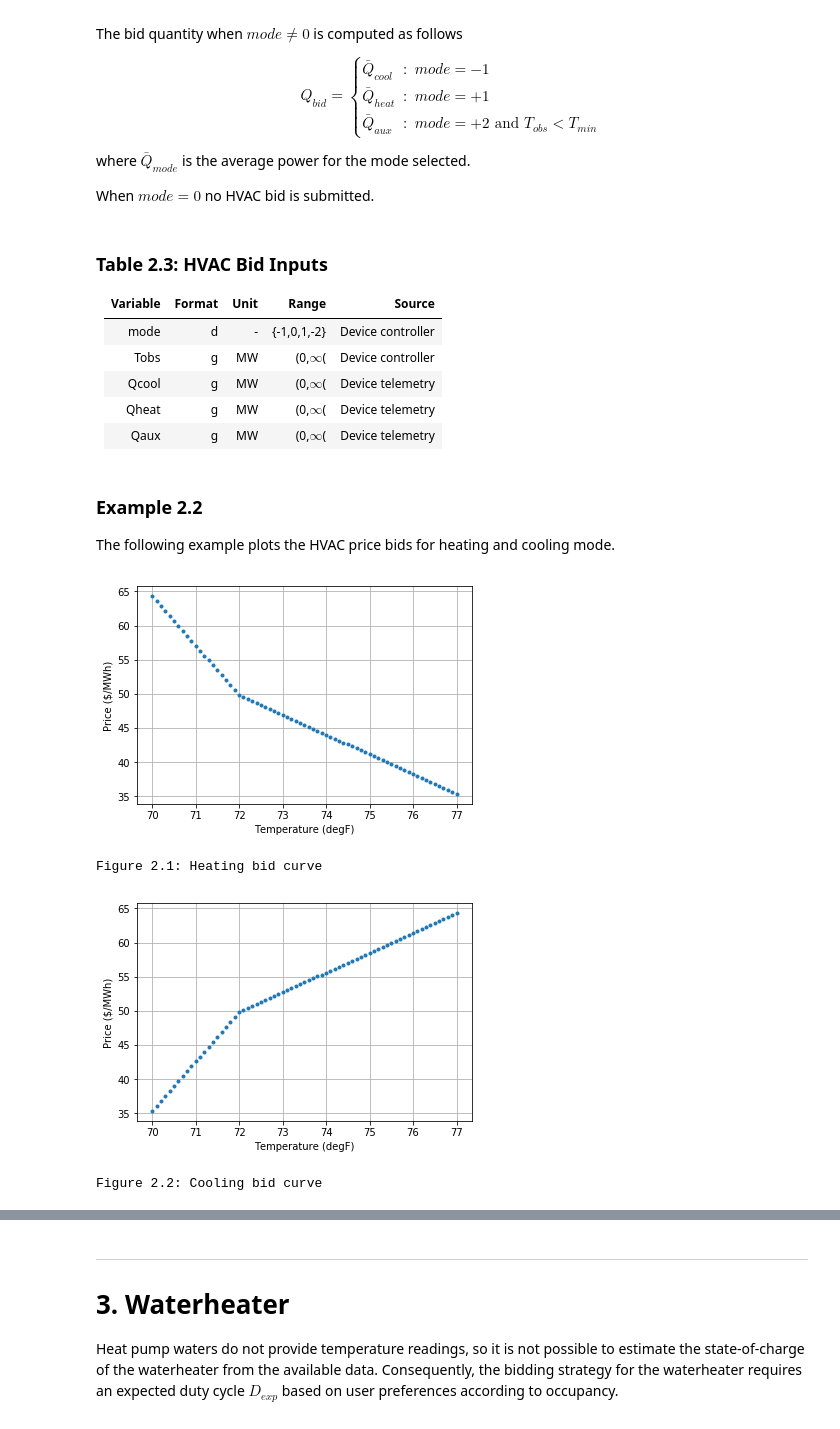
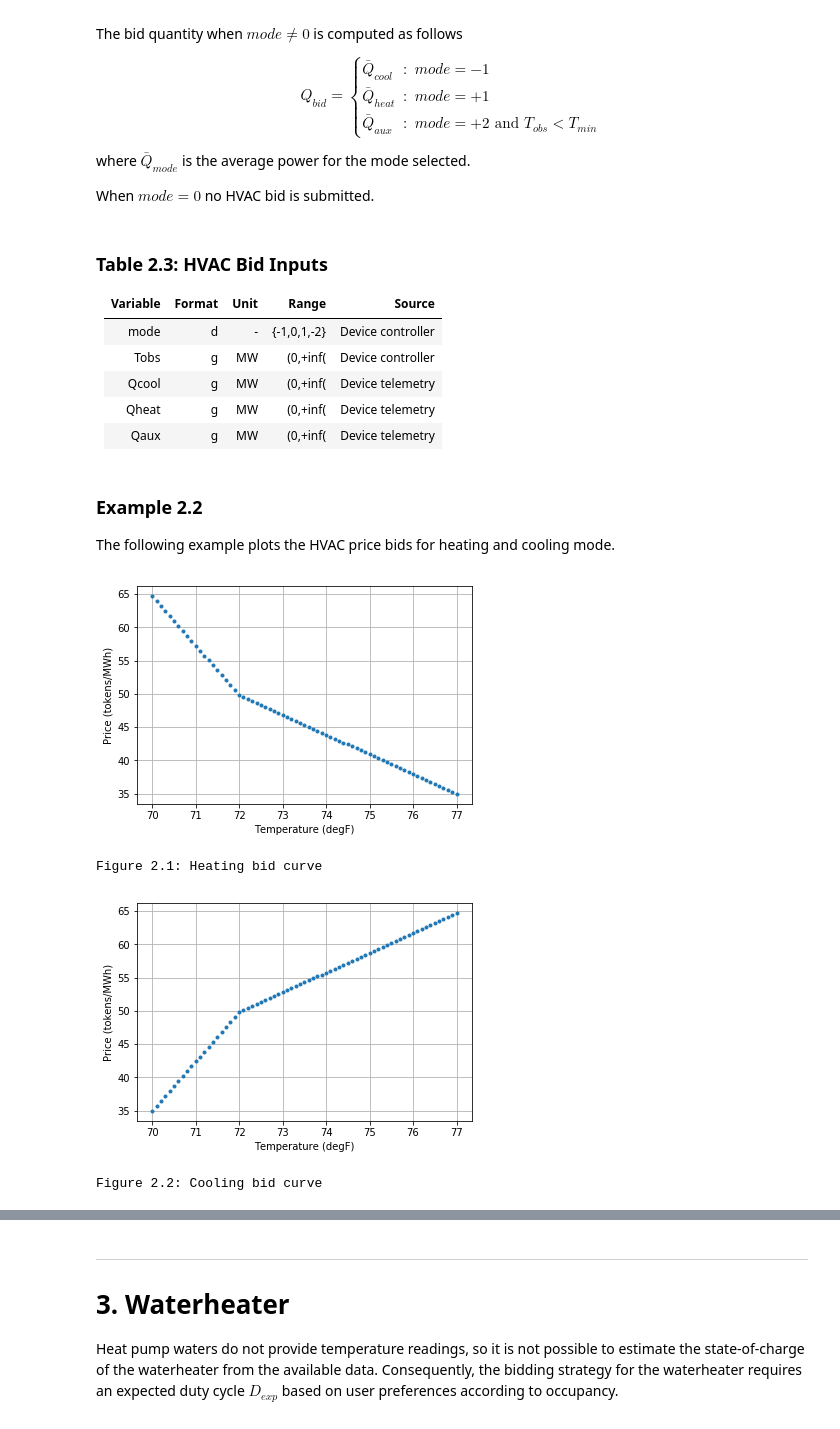
Before and after one commit to slacgismo/TESS, a Jupyter notebook: agents/Bid and response strategy.ipynb, the cells around one changed output, grey strips where cells are left out. Drawn from its saved outputs; the diff is of its cells as text; code cells hidden in the pictures.

```diff
--- a/agents/Bid and response strategy.ipynb
+++ b/agents/Bid and response strategy.ipynb
@@ -155,13 +155,13 @@ When $mode=0$ no HVAC bid is submitted.
 # %% [markdown]
 ### Table 2.3: HVAC Bid Inputs
 
-| Variable | Format | Unit  | Range         | Source            |
-| -------- | ------ | ----- | ------------- | ----------------- |
-| mode     | d      | -     | {-1,0,1,-2}   | Device controller |
-| Tobs     | g      | MW    | (0,$\infty$(  | Device controller |
-| Qcool    | g      | MW    | (0,$\infty$(  | Device telemetry  |
-| Qheat    | g      | MW    | (0,$\infty$(  | Device telemetry  |
-| Qaux     | g      | MW    | (0,$\infty$(  | Device telemetry  |
+| Variable | Format | Unit  | Range       | Source            |
+| -------- | ------ | ----- | ----------- | ----------------- |
+| mode     | d      | -     | {-1,0,1,-2} | Device controller |
+| Tobs     | g      | MW    | (0,+inf(    | Device controller |
+| Qcool    | g      | MW    | (0,+inf(    | Device telemetry  |
+| Qheat    | g      | MW    | (0,+inf(    | Device telemetry  |
+| Qaux     | g      | MW    | (0,+inf(    | Device telemetry  |
 # %% [markdown]
 ### Example 2.2
 
@@ -169,26 +169,26 @@ The following example plots the HVAC price bids for heating and cooling mode.
 # %%
 Trange = np.arange(start=Tmin,stop=Tmax+0.05,step=0.1)
 Qmode = [10];
 
 Prange = list(map(lambda Tobs:get_hvac_bid(Pexp,Pdev,1,Tobs,Tdes,Tmin,Tmax,Khvac,Qmode)["offer"],Trange))
 plot(Trange,Prange,'.')
 xlabel('Temperature (degF)')
-ylabel('Price ($/MWh)')
+ylabel('Price (tokens/MWh)')
 grid()
 show()
 print("Figure 2.1: Heating bid curve")
 
 Prange = list(map(lambda Tobs:get_hvac_bid(Pexp,Pdev,-1,Tobs,Tdes,Tmin,Tmax,Khvac,Qmode)["offer"],Trange))
 plot(Trange,Prange,'.')
 xlabel('Temperature (degF)')
-ylabel('Price ($/MWh)')
+ylabel('Price (tokens/MWh)')
 grid()
 show()
 print("Figure 2.2: Cooling bid curve")
 # %% [output]
-[figure, old version]
+[figure, new version]
 Figure 2.1: Heating bid curve
-[figure, old version]
+[figure, new version]
 Figure 2.2: Cooling bid curve
 # %% [markdown]
 ## 2.2 HVAC Response
```
Also changed, not shown: parts of 10 cells of this notebook.
